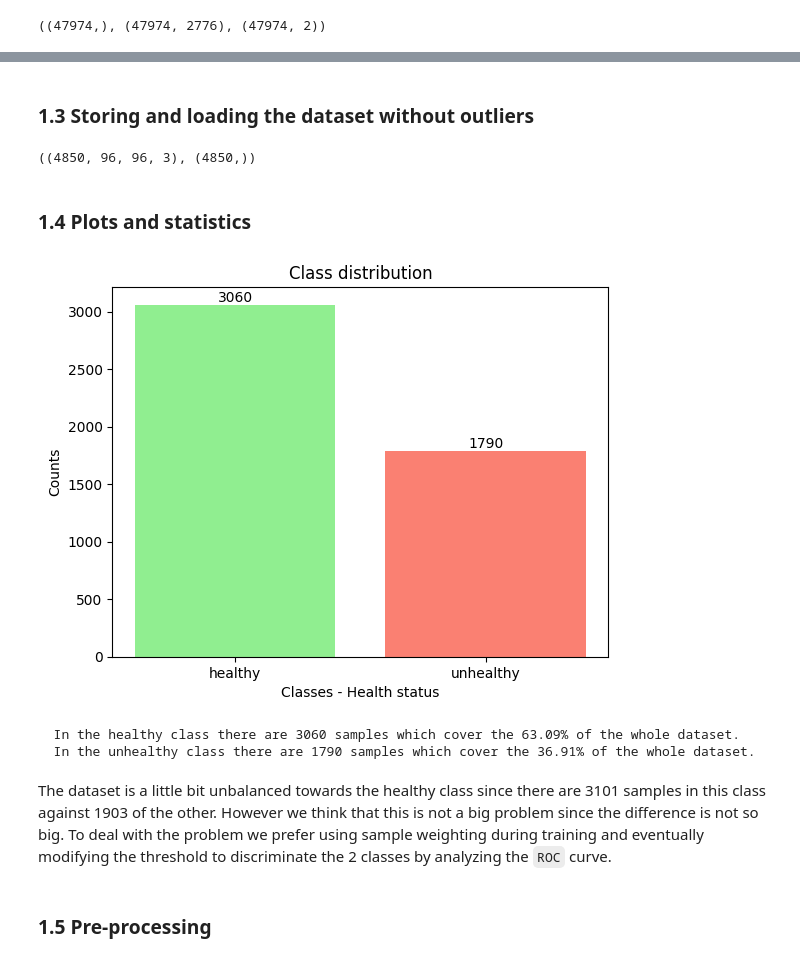
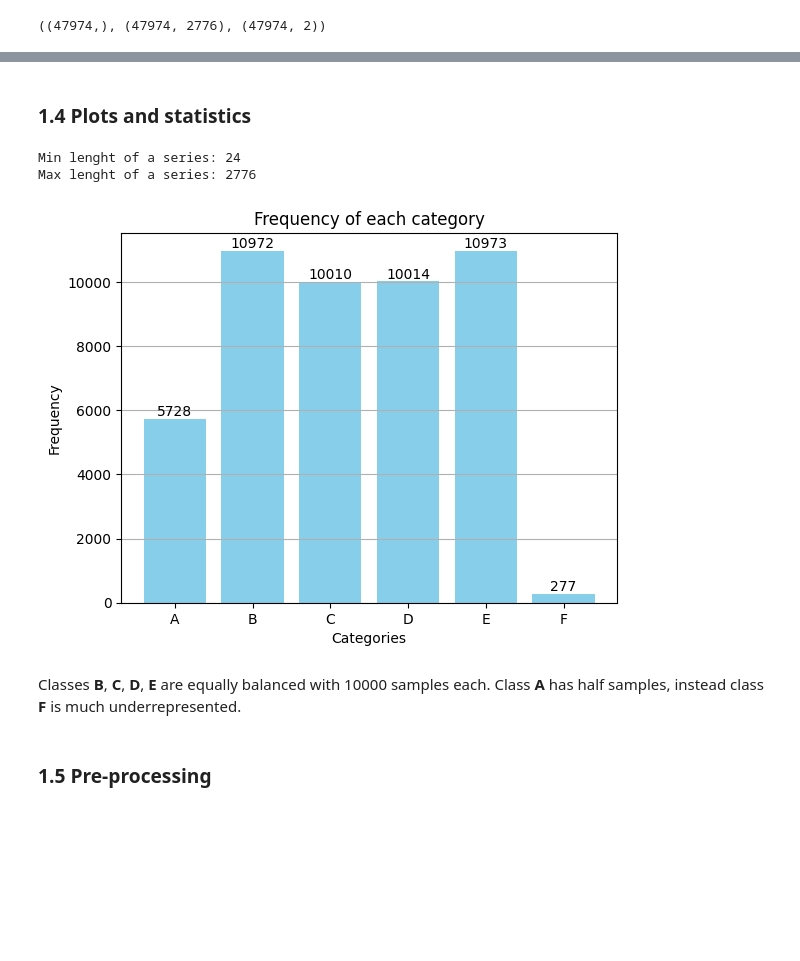
Before and after one commit to paolopertino/Artificial-Neural-Networks-and-Deep-Learning-2023-2024, a Jupyter notebook: Homework 2 - Time Series Forecasting/Homework_2.ipynb, the cells around one changed output, grey strips where cells are left out. Drawn from its saved outputs; the diff is of its cells as text; code cells hidden in the pictures; blank space fills up the shorter version.

```diff
--- a/Homework 2 - Time Series Forecasting/Homework_2.ipynb
+++ b/Homework 2 - Time Series Forecasting/Homework_2.ipynb
@@ -125,8 +117,8 @@ num_series = 10
 fig, axes = plt.subplots(2, num_series // 2, figsize=(20, 9))
 for i in range(num_series):
     ax = axes[i % 2, i % num_series // 2]
-    #index_shown = np.random.randint(0, categories ==.shape[0])
-    index_shown = np.random.choice(np.where(categories == 'A')[0])
+    index_shown = np.random.randint(0, categories.shape[0])
+    #index_shown = np.random.choice(np.where(categories == 'A')[0])
     ax.plot(training_data[index_shown, valid_periods[index_shown][0]:valid_periods[index_shown][1]])
     ax.set_title(f"Series {index_shown} - Category {categories[index_shown]}")
 plt.tight_layout()
@@ -261,10 +200,0 @@ Let's remove the outliers we have just found and all their copies in the dataset
-# %%
-trololo = images[1903]
-shrek = images[4282]
-
-trolls = []
-for i in tqdm(range(len(images))):
-  if np.array_equiv(images[i], trololo) or np.array_equiv(images[i], shrek):
-    trolls.append(i)
-
-print(f"In the dataset there are {len(trolls)} outliers.")
@@ -304,2 +200,0 @@ Dataset shape after removing duplicates: (4850, 96, 96, 3) (4850,)
-# %% [markdown]
-### 1.3 Storing and loading the dataset without outliers
@@ -310,49 +201,34 @@ np.save('data/public_labels_no_outliers', unique_labels, allow_pickle=True)
-# %%
-images_no_outliers = np.load('data/public_data_no_outliers.npy', allow_pickle=True)
-labels_no_outliers = np.load('data/public_labels_no_outliers.npy', allow_pickle=True)
-
-images_no_outliers.shape, labels_no_outliers.shape
-# %% [output]
-((4850, 96, 96, 3), (4850,))
 # %% [markdown]
 ### 1.4 Plots and statistics
+# %%
+print(f'Min lenght of a series: {np.min(valid_periods[:,1]-valid_periods[:,0])}')
+print(f'Max lenght of a series: {np.max(valid_periods[:,1]-valid_periods[:,0])}')
+# %% [output]
+Min lenght of a series: 24
+Max lenght of a series: 2776
 # %%
-# Defining the counts
-counts = [sum(labels_no_outliers=='healthy'), sum(labels_no_outliers=='unhealthy')]
+# Count the frequency of each category
+unique_categories, counts = np.unique(categories, return_counts=True)
 
-# Define labels
-labels = ['healthy', 'unhealthy']
+# Create a bar plot
+plt.bar(unique_categories, counts, color='skyblue')
 
-# Define colors for the bars
-colors = ['lightgreen', 'salmon']
-
-# Create the barplot
-plt.bar(labels, counts, color=colors)
-
-# Add axes labels
-plt.xlabel('Classes - Health status')
-plt.ylabel('Counts')
-
-# Add title
-plt.title('Class distribution')
+# Add labels and title
+plt.xlabel('Categories')
+plt.ylabel('Frequency')
+plt.title('Frequency of each category')
+plt.grid(axis='y')
 
 # Add counts on top of the bars
-for i, value in enumerate(counts):
-  plt.text(labels[i], value, str(value), ha='center', va='bottom')
+for i, count in enumerate(counts):
+  plt.text(unique_categories[i], count, str(count), ha='center', va='bottom')
 
-# Plot
+# Show the plot
 plt.show()
 # %% [output]
-[figure, old version]
+[figure, new version]
-# %%
-print(f"""
-  In the healthy class there are {counts[0]} samples which cover the {(counts[0] / (counts[0] + counts[1]))*100:.2f}% of the whole dataset.
-  In the unhealthy class there are {counts[1]} samples which cover the {(counts[1] / (counts[0] + counts[1]))*100:.2f}% of the whole dataset.
-""")
-# %% [output]
-  In the healthy class there are 3060 samples which cover the 63.09% of the whole dataset.
-  In the unhealthy class there are 1790 samples which cover the 36.91% of the whole dataset.
-# %% [markdown]
-The dataset is a little bit unbalanced towards the healthy class since there are 3101 samples in this class against 1903 of the other. However we think that this is not a big problem since the difference is not so big. To deal with the problem we prefer using sample weighting during training and eventually modifying the threshold to discriminate the 2 classes by analyzing the `ROC` curve.
+# %% [markdown]
+
+Classes **B**, **C**, **D**, **E** are equally balanced with 10000 samples each. Class **A** has half samples, instead class **F** is much underrepresented.
 # %% [markdown]
 ### 1.5 Pre-processing
```
Also changed, not shown: parts of 38 cells of this notebook.
